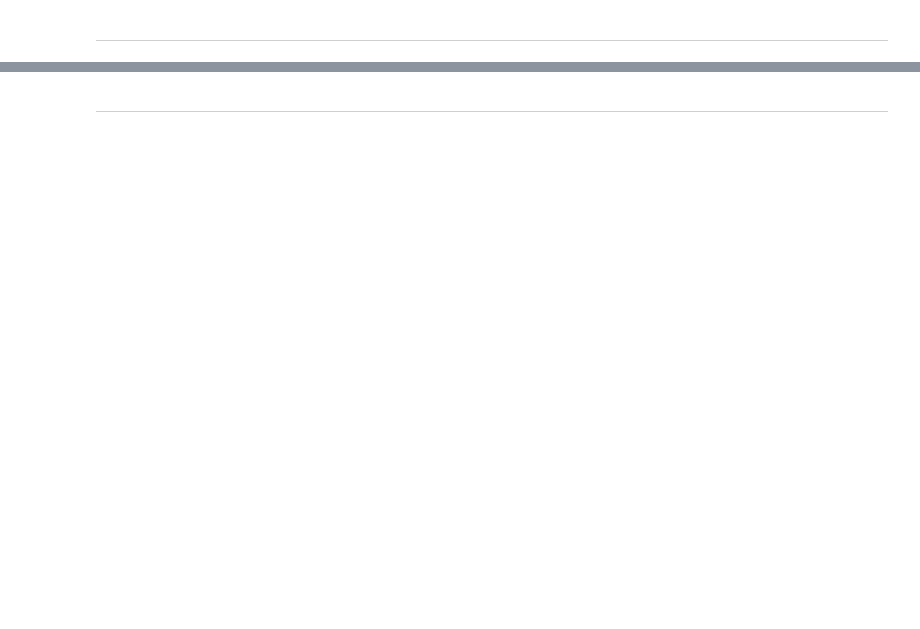
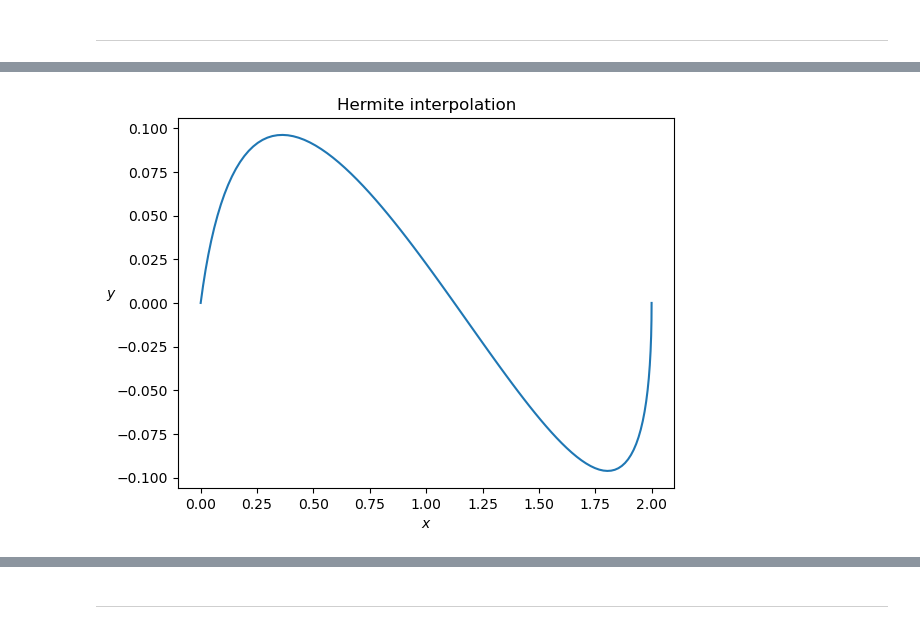
Before and after one commit to as3ert/TMFVC, a Jupyter notebook: Assignment 7/TMFVC_Ass07.ipynb, the cells around one changed output, grey strips where cells are left out. Drawn from its saved outputs; the diff is of its cells as text; code cells hidden in the pictures; blank space fills up the shorter version.

```diff
--- a/Assignment 7/TMFVC_Ass07.ipynb
+++ b/Assignment 7/TMFVC_Ass07.ipynb
@@ -77,0 +121,32 @@ The tangent at $p_0$ is $m_0=(1,1)$, while the tangent at $p_1$ is $m_1=(0,1)$.
+# %%
+import numpy as np
+import matplotlib.pyplot as plt
+
+P = np.array([
+	[0, 0],		# P0
+	[2, 0]])	# P1
+M = np.array([
+	[1, 1],		# M0
+	[0, 1]])	# M1
+A = np.array([
+	[0, 0, 0, 1],
+	[1, 1, 1, 1],
+	[0, 0, 1, 0],
+	[3, 2, 1, 0]])
+
+def Hermite_interpolation(P, M, A, t):
+	T = np.array([t**3, t**2, t, 1])
+	H = np.dot(np.transpose(np.linalg.inv(A)), T)
+	return H[0] * P[0] + H[1] * P[1] + H[2] * M[0] + H[3] * M[1]
+
+t_values = np.linspace(0, 1, 100)
+
+curve = np.array([Hermite_interpolation(P, M, A, t) for t in t_values])
+
+plt.plot(curve[:, 0], curve[:, 1])
+plt.xlabel('$x$')
+plt.ylabel('$y$', rotation=0)
+plt.title('Hermite interpolation')
+plt.show()
+# %% [output]
+[figure, added]
```
Also changed, not shown: parts of 18 cells of this notebook, 2 other files.
